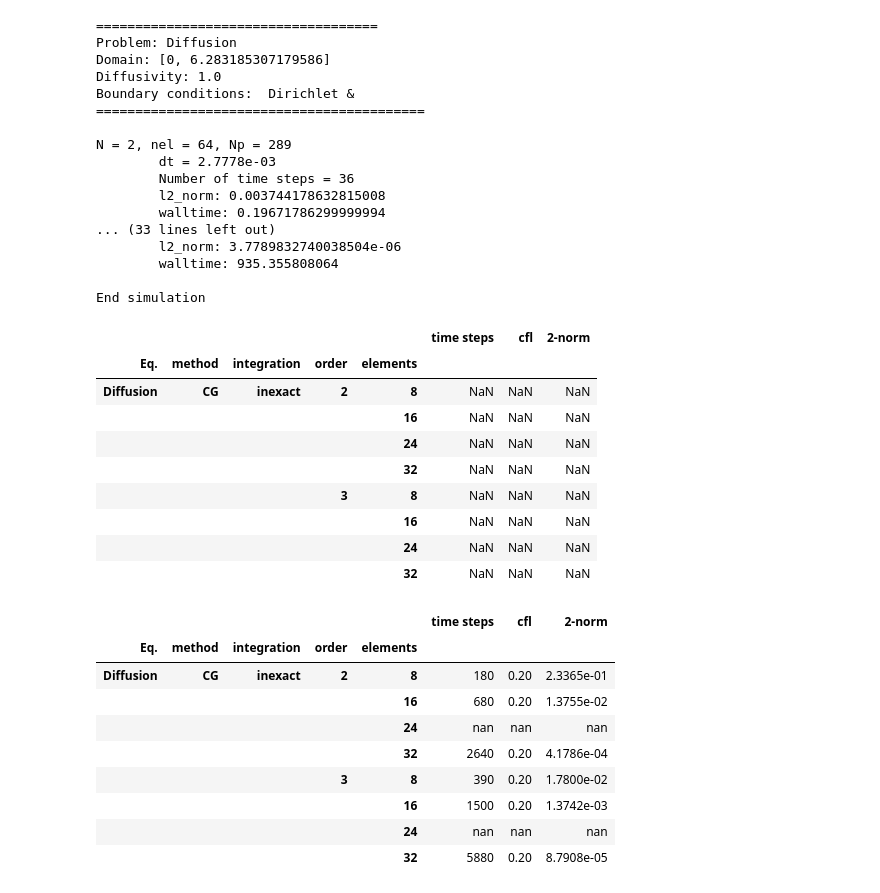
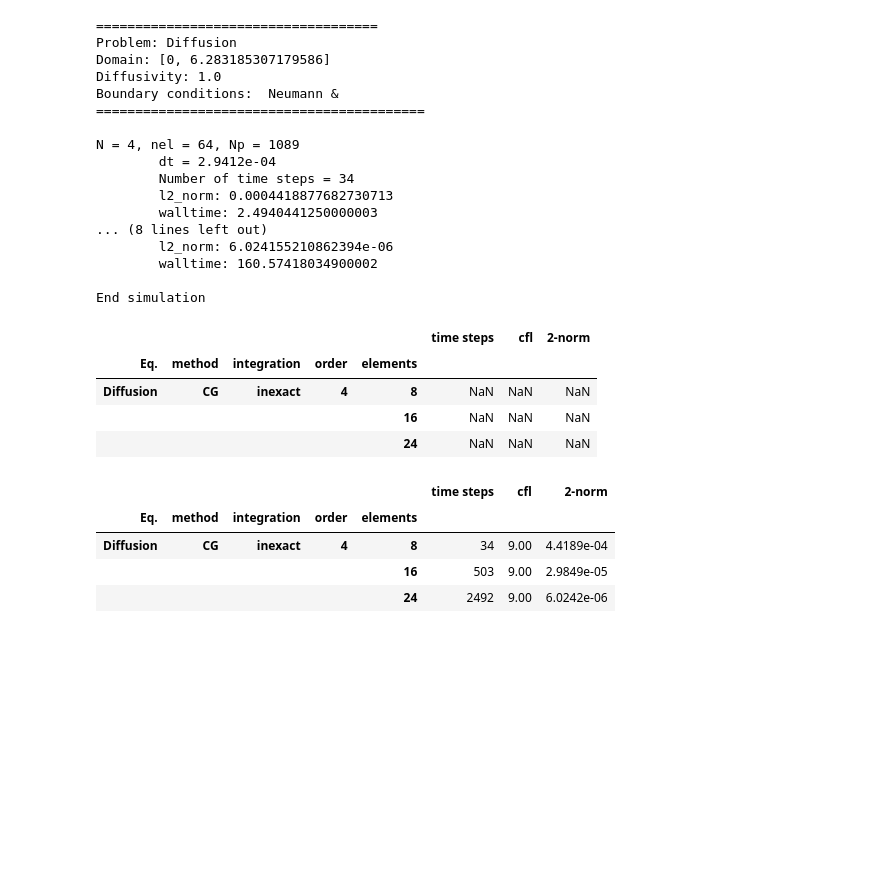
Before and after one commit to yao24/SWE_2D_Diffusion, a Jupyter notebook: 2D_diffusion/main_program.ipynb, the cells around one changed output. Saved outputs shown, nothing was run; the diff lists cells and outputs as text; code cells hidden in the pictures; blank space fills up the shorter version.

Commit message:
Update, order 4

```diff
--- a/2D_diffusion/main_program.ipynb
+++ b/2D_diffusion/main_program.ipynb
@@ -11,12 +11,12 @@ warnings.filterwarnings('ignore')
 
 from Inputs import*
 
-order = array([2,3])        # polynomial order
-Nv = array([8,16,24,32])
+order = array([4])        # polynomial order
+Nv = array([8,16,24])
 kstages = 3
 cfl = 0.25
 dt = 1e-2
-Tfinal = 0.1
+Tfinal = 0.01
 iplot = False            # plot the solution
 iconverg = False
 
@@ -29,8 +29,8 @@ beta = 0#-1/2                  # Dirichlet: alpha = 0, beta = 1
                                # Neumann: alpha = 1, beta = 0
                                # Robin: alpha = 1, beta != 0
 
-x_boundary = [5,5]    # Bottom and Top (x = -1 and x = +1)
-y_boundary = [5,5]    # Left and Right (y = -1 and x = +1)
+x_boundary = [4,4]    # Bottom and Top (x = -1 and x = +1)
+y_boundary = [4,4]    # Left and Right (y = -1 and x = +1)
 
 Visualisation2(order,Nv,time_method,kstages,integration_type,icase,Tfinal,alpha,beta,x_boundary,y_boundary)
 # %% [output]
@@ -38,17 +38,17 @@ Visualisation2(order,Nv,time_method,kstages,integration_type,icase,Tfinal,alpha,
 Problem: Diffusion
 Domain: [0, 6.283185307179586]
 Diffusivity: 1.0
-Boundary conditions:  Dirichlet &
+Boundary conditions:  Neumann &
 ==========================================
 
-N = 2, nel = 64, Np = 289
-        dt = 2.7778e-03
-        Number of time steps = 36
-        l2_norm: 0.003744178632815008
-        walltime: 0.19671786299999994
-... (33 lines left out)
-        l2_norm: 3.7789832740038504e-06
-        walltime: 935.355808064
+N = 4, nel = 64, Np = 1089
+        dt = 2.9412e-04
+        Number of time steps = 34
+        l2_norm: 0.0004418877682730713
+        walltime: 2.4940441250000003
+... (8 lines left out)
+        l2_norm: 6.024155210862394e-06
+        walltime: 160.57418034900002
 
 End simulation
 # %%
@@ -75,14 +75,9 @@ df.loc[idx['Diffusion','CG',['inexact']]]
 # %% [output]
 |  |  |  |  |  | time steps | cfl | 2-norm |
 | Eq. | method | integration | order | elements |  |  |  |
-| Diffusion | CG | inexact | 2 | 8 | NaN | NaN | NaN |
+| Diffusion | CG | inexact | 4 | 8 | NaN | NaN | NaN |
 |  |  |  |  | 16 | NaN | NaN | NaN |
 |  |  |  |  | 24 | NaN | NaN | NaN |
-|  |  |  |  | 32 | NaN | NaN | NaN |
-|  |  |  | 3 | 8 | NaN | NaN | NaN |
-|  |  |  |  | 16 | NaN | NaN | NaN |
-|  |  |  |  | 24 | NaN | NaN | NaN |
-|  |  |  |  | 32 | NaN | NaN | NaN |
 # %%
 output_file = 'output.dat'
 
@@ -97,40 +92,35 @@ dt_data = dtype([('N',int),('M',int),('cfl','d'),('2-norm','d')])
 dt_info = dtype([('order',int),('integType',int)])
 dt_block = dtype([('info',dt_info),('data',(dt_data,nlen))])
 
 # Read in four sets of data (orders 1,2 and integType 1,2)
-out_data = fromfile(fout,dtype=dt_block, count=2)
+out_data = fromfile(fout,dtype=dt_block, count=len(Nv))
 fout.close()
 
 # Store data in DataFrame
-for k in range(2):                  # order = (1,2) x integType = (1,2)
+for k in range(1):                  # order = (1,2) x integType = (1,2)
     order = out_data[k]['info']['order']
     Itype = out_data[k]['info']['integType']
     if Itype == 1:
         typex = 'inexact'
     else:
         typex = 'exact'
 
     for d in out_data[k]['data']:
         N = d[0]
         a = [d[i] for i in range(1,len(d))]
         df.loc[idx['Diffusion','CG',typex,order,N],cols] = a
 
 
 # Format the data when displaying the DataFrame
 
 fstr = {'cfl' : "{:.2f}".format,
         '2-norm' : '{:.4e}'.format,}
 
 df_out = df.loc[idx['Diffusion','CG',['inexact'],:],:]
 df_out.style.format(fstr)
 # %% [output]
 |  |  |  |  |  | time steps | cfl | 2-norm |
 | Eq. | method | integration | order | elements |  |  |  |
-| Diffusion | CG | inexact | 2 | 8 | 180 | 0.20 | 2.3365e-01 |
-|  |  |  |  | 16 | 680 | 0.20 | 1.3755e-02 |
-|  |  |  |  | 24 | nan | nan | nan |
-|  |  |  |  | 32 | 2640 | 0.20 | 4.1786e-04 |
-|  |  |  | 3 | 8 | 390 | 0.20 | 1.7800e-02 |
-|  |  |  |  | 16 | 1500 | 0.20 | 1.3742e-03 |
-|  |  |  |  | 24 | nan | nan | nan |
-|  |  |  |  | 32 | 5880 | 0.20 | 8.7908e-05 |
+| Diffusion | CG | inexact | 4 | 8 | 34 | 9.00 | 4.4189e-04 |
+|  |  |  |  | 16 | 503 | 9.00 | 2.9849e-05 |
+|  |  |  |  | 24 | 2492 | 9.00 | 6.0242e-06 |
```
Also changed, not shown: parts of 2 cells of this notebook, 8 other files.
